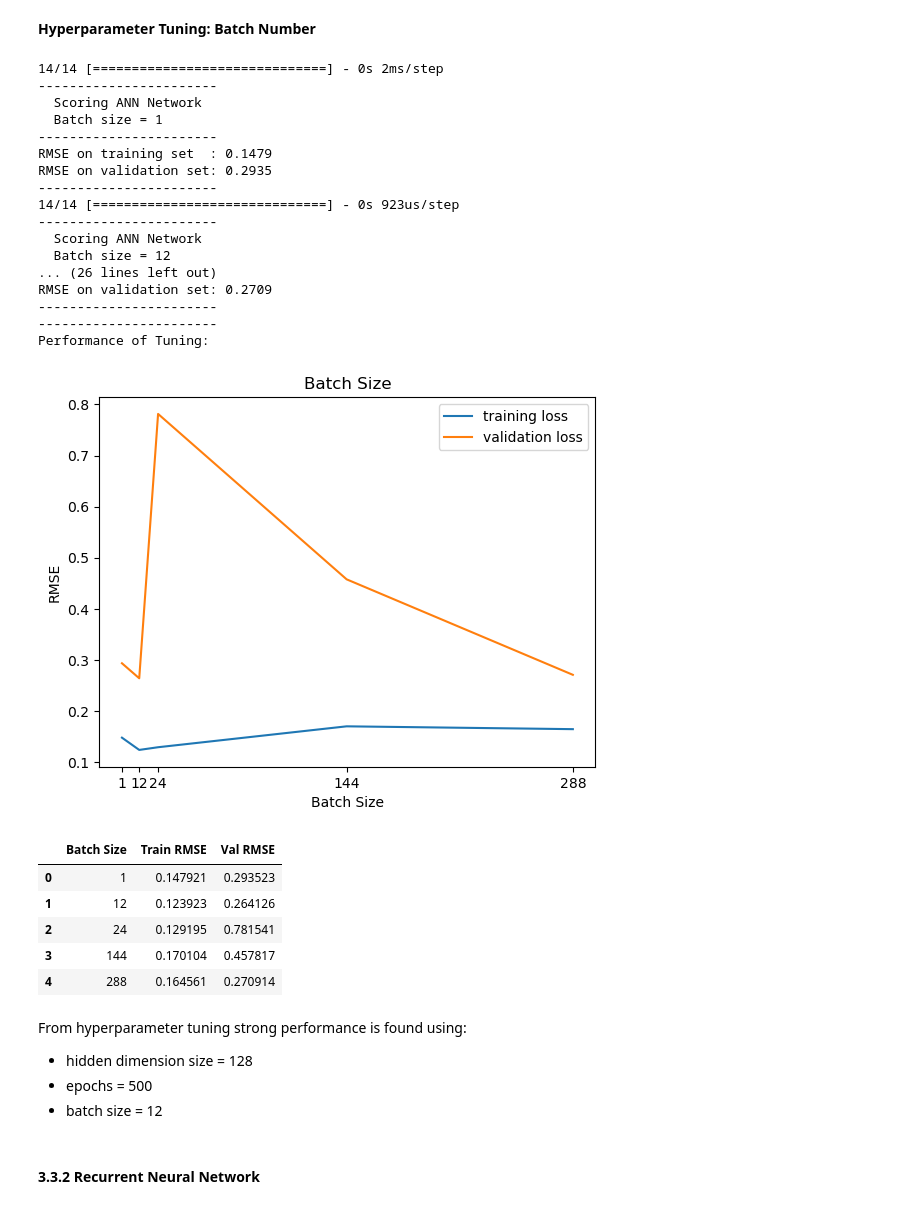
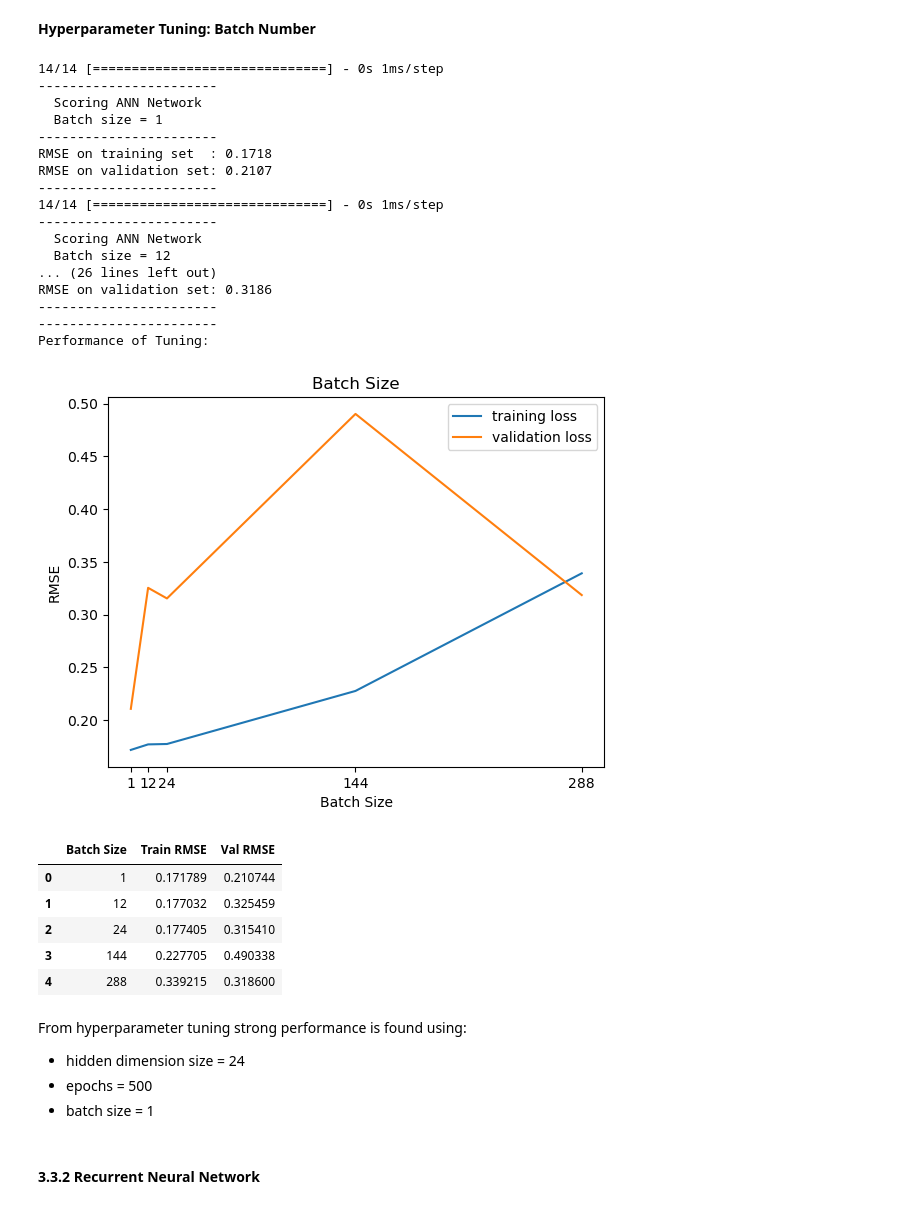
Before and after one commit to DamianChimes/QBUS6840-Predictive-Analytics, a Jupyter notebook: QBUS6840_Group51.ipynb, the cells around one changed output. Cells and saved outputs as stored; diff of their text form; code cells hidden in the pictures.

```diff
--- a/QBUS6840_Group51.ipynb
+++ b/QBUS6840_Group51.ipynb
@@ -808,11 +876,0 @@ Total no. of cominations for testing: 768
-# %%
-SARIMA_params = {
-    'p': [1,3,5,7],
-    'd': [1,2],
-    'q': [1,2,3,4,5,7],
-    'P': [0,1,2,3],
-    'D': [0,1],
-    'Q': [2]
-}
-
-print('Total no. of cominations for testing:', np.product([len(SARIMA_params[p]) for p in SARIMA_params]))
@@ -905,19 +961,15 @@ SARIMA_results[SARIMA_results['test_RMSE']<0.16].sort_values(by='test_RMSE')
 | (1, 2, 7)(2, 0, 2, 12) | 0.235639 | 0.158919 |
 | (1, 2, 7)(1, 0, 2, 12) | 0.232999 | 0.159709 |
 # %%
-# Selecting a variety of top-performing models for hyper-param optimisation
+# Selecting the top-2 for performance and 1 more model with only first order differencing
 ## (1, 2, 7)(0, 1, 2, 12)	0.240538	0.151452
 ## (7, 2, 3)(3, 1, 0, 12)	0.219332	0.152167
-## (7, 2, 1)(0, 1, 1, 12)	0.210772	0.152692
 ## (5, 1, 2)(1, 1, 2, 12)	0.196218	0.158271
-## (5, 2, 4)(0, 1, 1, 12)	0.196706	0.157316
 
 SARIMA_models = dict()
 SARIMA_models['(1, 2, 7)(0, 1, 1, 12)'] = [(1, 2, 7), (0, 1, 1, 12)]
 SARIMA_models['(7, 2, 3)(3, 1, 0, 12)'] = [(7, 2, 3), (3, 1, 0, 12)]
-SARIMA_models['(7, 2, 1)(0, 1, 1, 12)'] = [(7, 2, 1), (0, 1, 1, 12)]
 SARIMA_models['(5, 1, 2)(1, 1, 2, 12)'] = [(5, 1, 2), (1, 1, 2, 12)]
-SARIMA_models['(5, 2, 4)(0, 1, 1, 12)'] = [(5, 2, 4), (0, 1, 1, 12)]
 # %% [markdown]
 Given the no. of combinations, grid search across all possibilities is too much. We will refine this to a smaller set for evaluation. Additionally, we can use the statsmodels package to find an appropriate ARMA order using AIC or BIC.
 # %% [markdown]
@@ -956,6 +1008,8 @@ print('-----------------------')
 RMSE on training set  : 0.1881
 RMSE on validation set: 0.1793
 -----------------------
+# %%
+SARIMA_models['Auto-ARIMA'] = [auto_ARIMA.order, auto_ARIMA.seasonal_order]
 # %%
 for order, seasonal_order in SARIMA_models.values():
     SARIMA_model = sm.tsa.statespace.sarimax.SARIMAX(ts_train,
@@ -1145,7 +1193,7 @@ val_rmse = []
 for epoch in epochs:
     tf.random.set_seed(0)
     ANN_model = Sequential()
-    ANN_model.add(Dense(128, input_dim = time_window, activation='relu'))
+    ANN_model.add(Dense(24, input_dim = time_window, activation='relu'))
     ANN_model.add(Dense(1))
     ANN_model.compile(loss='mean_squared_error', optimizer='adam')
 
@@ -1230,7 +1278,7 @@ val_rmse = []
 for batch in batches:
     tf.random.set_seed(0)
     ANN_model = Sequential()
-    ANN_model.add(Dense(128, input_dim = time_window, activation='relu'))
+    ANN_model.add(Dense(24, input_dim = time_window, activation='relu'))
     ANN_model.add(Dense(1))
     ANN_model.compile(loss='mean_squared_error', optimizer='adam')
 
@@ -1268,49 +1316,49 @@ print('Performance of Tuning:')
 # Plot Results
 plt.figure()
 plt.title('Batch Size')
 plt.xlabel('Batch Size')
 plt.xticks(batches, labels=batches)
 plt.ylabel('RMSE')
 plt.plot(batches, train_rmse, label='training loss')
 plt.plot(batches, val_rmse, label='validation loss')
 plt.legend()
 plt.show()
 
 # Print results
 results = []
 for i, (x, y) in enumerate(zip(train_rmse, val_rmse)):
     results.append([batches[i], x, y])
 
 display(pd.DataFrame(results, columns=['Batch Size', 'Train RMSE', 'Val RMSE']))
 # %% [output]
-14/14 [==============================] - 0s 2ms/step
+14/14 [==============================] - 0s 1ms/step
 -----------------------
   Scoring ANN Network
   Batch size = 1
 -----------------------
-RMSE on training set  : 0.1479
-RMSE on validation set: 0.2935
+RMSE on training set  : 0.1718
+RMSE on validation set: 0.2107
 -----------------------
-14/14 [==============================] - 0s 923us/step
+14/14 [==============================] - 0s 1ms/step
 -----------------------
   Scoring ANN Network
   Batch size = 12
 ... (26 lines left out)
-RMSE on validation set: 0.2709
+RMSE on validation set: 0.3186
 -----------------------
 -----------------------
 Performance of Tuning:
-[figure, old version]
+[figure, new version]
 |  | Batch Size | Train RMSE | Val RMSE |
-| 0 | 1 | 0.147921 | 0.293523 |
-| 1 | 12 | 0.123923 | 0.264126 |
-| 2 | 24 | 0.129195 | 0.781541 |
-| 3 | 144 | 0.170104 | 0.457817 |
-| 4 | 288 | 0.164561 | 0.270914 |
+| 0 | 1 | 0.171789 | 0.210744 |
+| 1 | 12 | 0.177032 | 0.325459 |
+| 2 | 24 | 0.177405 | 0.315410 |
+| 3 | 144 | 0.227705 | 0.490338 |
+| 4 | 288 | 0.339215 | 0.318600 |
 # %% [markdown]
 From hyperparameter tuning strong performance is found using:
-- hidden dimension size = 128
+- hidden dimension size = 24
 - epochs = 500
-- batch size = 12
+- batch size = 1
 # %% [markdown]
 #### 3.3.2 Recurrent Neural Network
```
Also changed, not shown: parts of 59 cells of this notebook.
